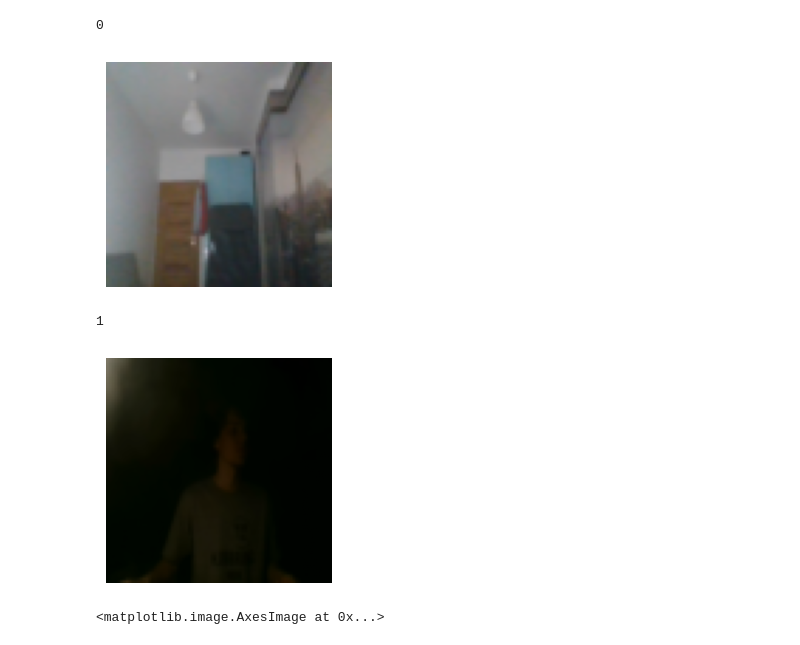
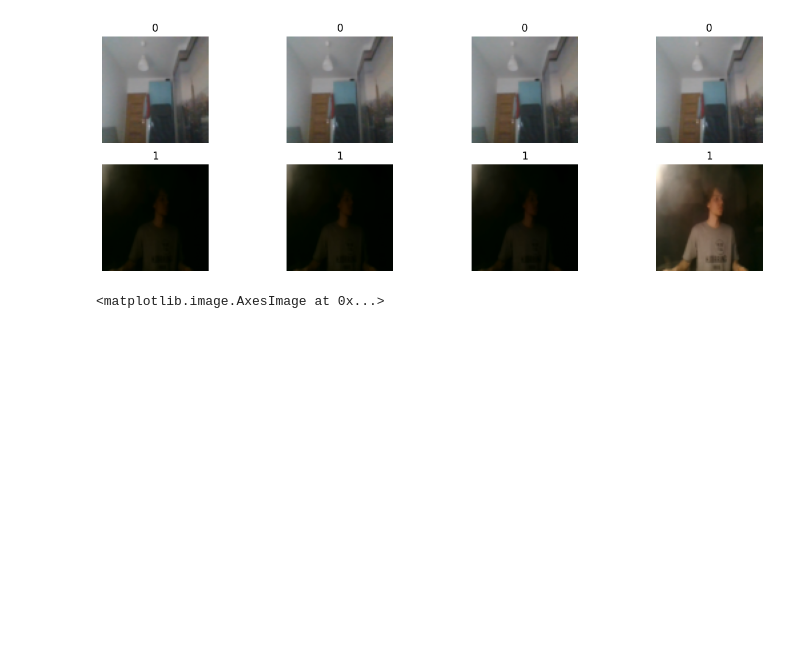
Before and after one commit to mikitomi21/Camera_Detecions, a Jupyter notebook: data_manager.ipynb, the cells around one changed output. Drawn from its saved outputs; the diff is of its cells as text; code cells hidden in the pictures; blank space fills up the shorter version.

Commit message:
Desribe testing dataset as label-photo

```diff
--- a/data_manager.ipynb
+++ b/data_manager.ipynb
@@ -7,19 +7,18 @@ from img_manager import *
 # %%
 DIR = 'img/test/'
 images, labels = load_data(DIR)
 
-LEN = 2
-for i in range(LEN):
-    print(labels[i*4])
-    plt.subplot(1,LEN,i+1)
+
+plt.figure(figsize=(15, 5))
+
+for i in range(8):
+    plt.subplot(2,4,i+1)
     plt.axis('off')
-    plt.imshow(images[i*4])
-    plt.show()
+    plt.title(labels[i])
+    plt.imshow(images[i])
+plt.show()
 # %% [output]
-0
-[figure, old version]
+[figure, new version]
-1
-[figure, removed]
 # %%
 imshow(images[6])
 # %% [output]
```
Also changed, not shown: 3 other files.
